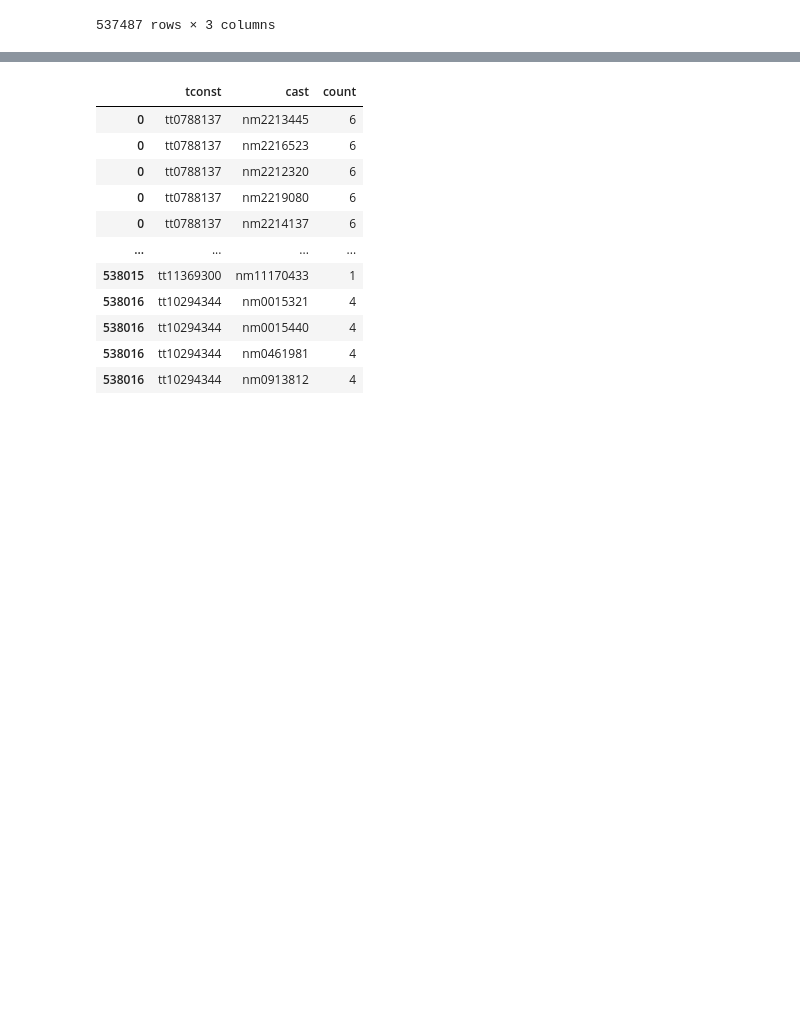
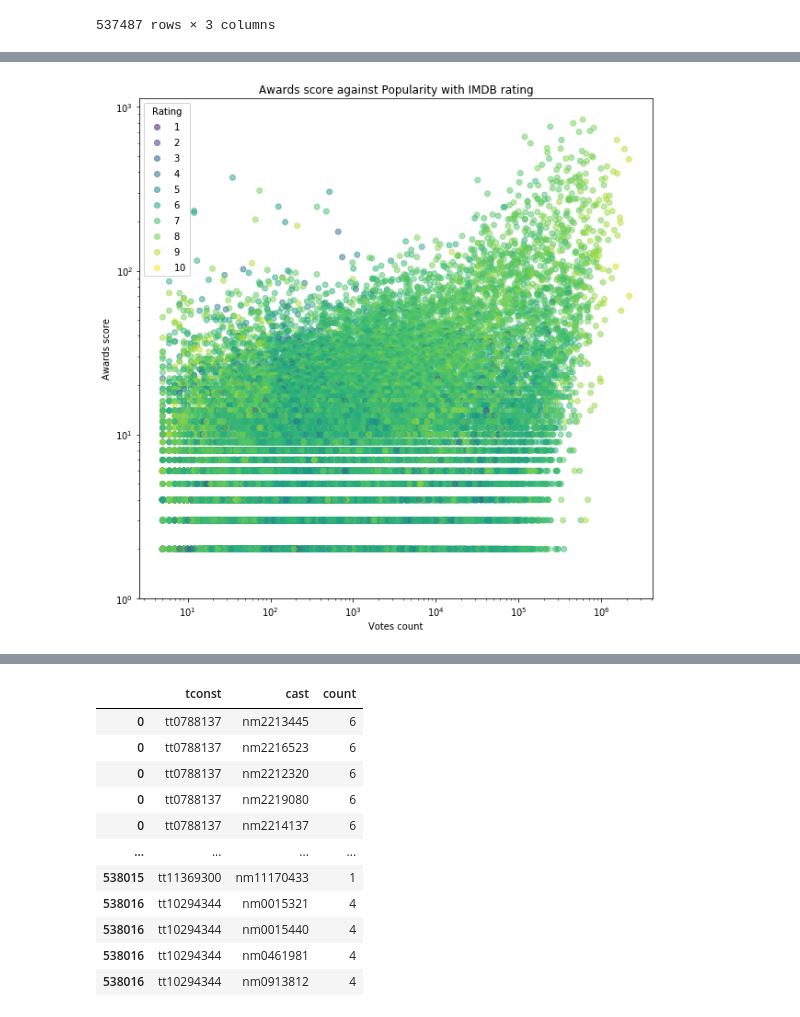
Before and after one commit to Ruchiranga/AD_A-team-project, a Jupyter notebook: Milestone3-ruchiranga.ipynb, the cells around one changed output, grey strips where cells are left out. Drawn from its saved outputs; the diff is of its cells as text; code cells hidden in the pictures; blank space fills up the shorter version.

```diff
--- a/Milestone3-ruchiranga.ipynb
+++ b/Milestone3-ruchiranga.ipynb
@@ -77,0 +134,4 @@ movie_cast
+# %%
+CUT_OFF_THRESH = 0.1
+top_recognized_movies = recognized_movies[:int(len(recognized_movies) * CUT_OFF_THRESH)]
+top_recognized_movies.tail()
@@ -77,0 +146,21 @@ movie_cast
+# %%
+fig = plt.figure(figsize=(10,10))
+ax = fig.add_subplot(111)
+
+scatter = ax.scatter(top_recognized_movies['numVotes'],
+            top_recognized_movies['recognition'],
+            alpha=0.5,
+            c=top_recognized_movies['averageRating'],
+            vmin=0, vmax=10)
+legend1 = ax.legend(*scatter.legend_elements(num=10),
+                    loc="upper left", title="Rating")
+ax.add_artist(legend1)
+ax.set_title("Awards score against Popularity with IMDB rating")
+ax.set_xscale('log')
+ax.set_yscale('log')
+ax.set_xlabel('Votes count')
+ax.set_ylabel('Awards score')
+ax.set_ylim(bottom=1)
+plt.show()
+# %% [output]
+[figure, added]
```
Also changed, not shown: parts of 18 cells of this notebook.
